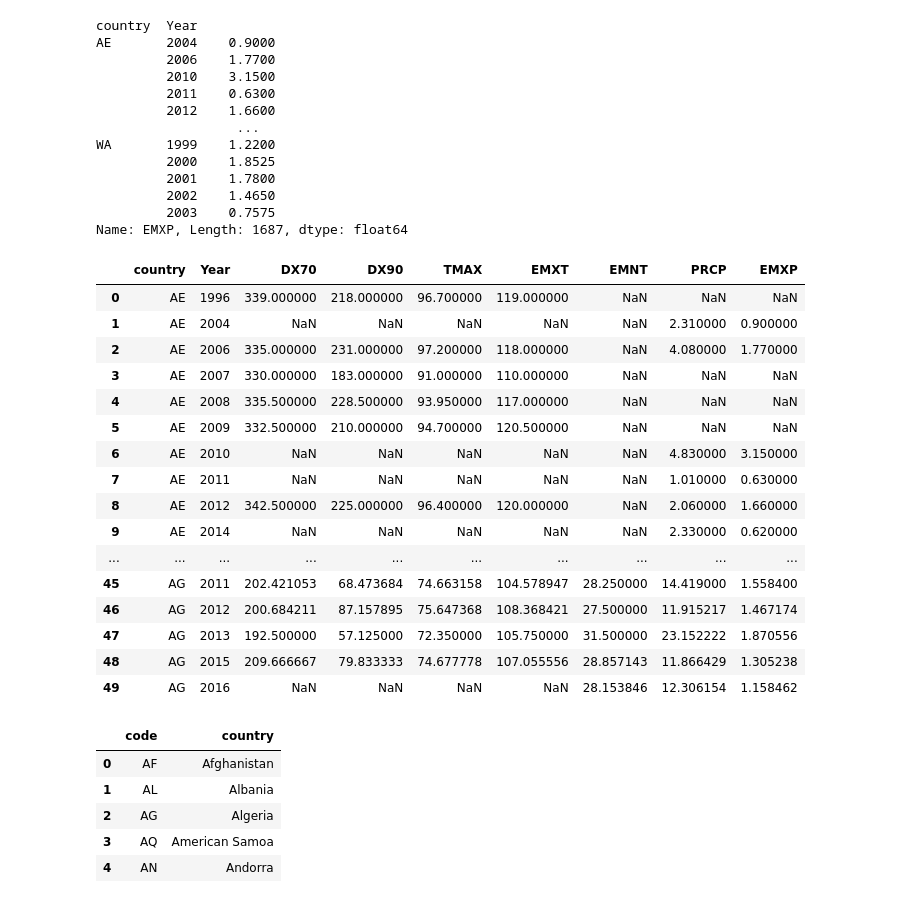
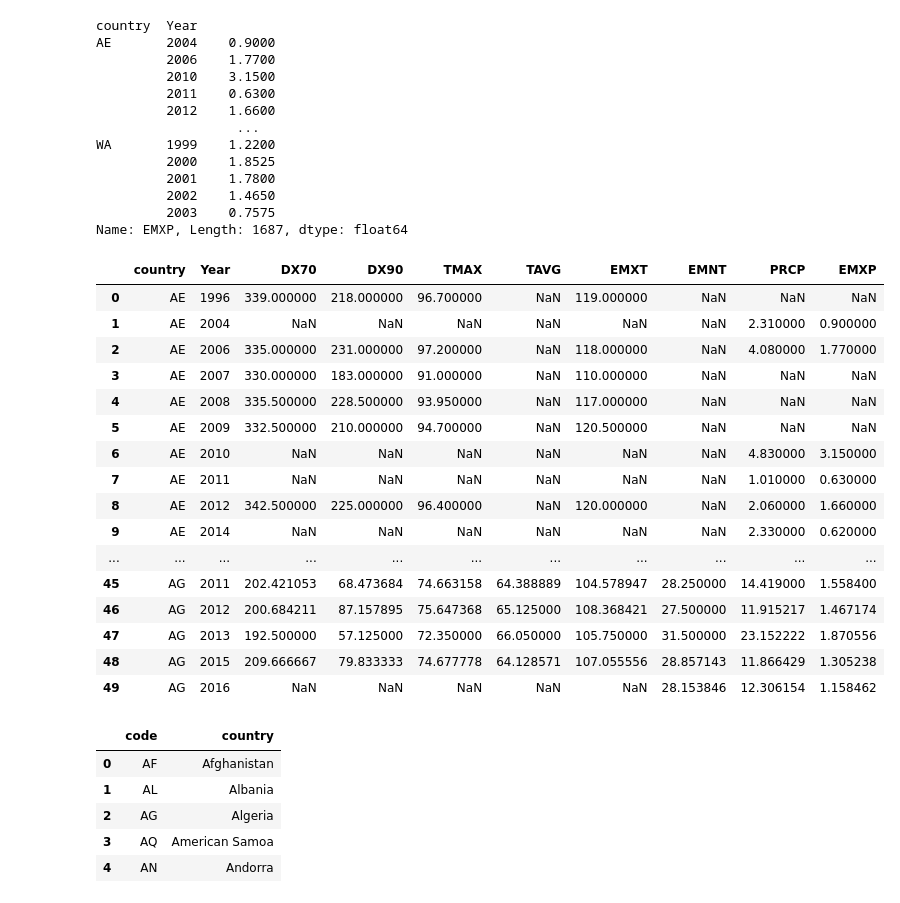
Before and after one commit to omomadcat/Viticulture, a Jupyter notebook: weather_stats.ipynb, the cells around one changed output. Drawn from its saved outputs; the diff is of its cells as text; code cells hidden in the pictures.

```diff
--- a/weather_stats.ipynb
+++ b/weather_stats.ipynb
@@ -99,3 +101,9 @@ AE       1996    96.70
          2008    93.95
          2009    94.70
 Name: TMAX, dtype: float64
+# %%
+# Get the TMAX data
+
+tavg_df = weather_all_stations_df[(weather_all_stations_df['TAVG'].notna())]
+tavg_average = tavg_df.groupby(['country', 'Year'])['TAVG'].mean()
+tavg_average.head()
@@ -182,35 +198,36 @@ Name: EMXP, Length: 1687, dtype: float64
 # %%
 # Combine all EMXT, EMNT, PRCP etc. into a single dataframe
 
 weather_country_overall_df = pd.DataFrame({
     "DX70": dx70_average,
     "DX90": dx90_average,
     "TMAX": tmax_average,
+    "TAVG": tavg_average,
     "EMXT": emxt_average,
     "EMNT": emnt_average,
     "PRCP": prcp_average,
     "EMXP": emxp_average,
 }).reset_index()
 
 weather_country_overall_df.head(50)
 # %% [output]
-|  | country | Year | DX70 | DX90 | TMAX | EMXT | EMNT | PRCP | EMXP |
-| 0 | AE | 1996 | 339.000000 | 218.000000 | 96.700000 | 119.000000 | NaN | NaN | NaN |
-| 1 | AE | 2004 | NaN | NaN | NaN | NaN | NaN | 2.310000 | 0.900000 |
-| 2 | AE | 2006 | 335.000000 | 231.000000 | 97.200000 | 118.000000 | NaN | 4.080000 | 1.770000 |
-| 3 | AE | 2007 | 330.000000 | 183.000000 | 91.000000 | 110.000000 | NaN | NaN | NaN |
-| 4 | AE | 2008 | 335.500000 | 228.500000 | 93.950000 | 117.000000 | NaN | NaN | NaN |
-| 5 | AE | 2009 | 332.500000 | 210.000000 | 94.700000 | 120.500000 | NaN | NaN | NaN |
-| 6 | AE | 2010 | NaN | NaN | NaN | NaN | NaN | 4.830000 | 3.150000 |
-| 7 | AE | 2011 | NaN | NaN | NaN | NaN | NaN | 1.010000 | 0.630000 |
-| 8 | AE | 2012 | 342.500000 | 225.000000 | 96.400000 | 120.000000 | NaN | 2.060000 | 1.660000 |
-| 9 | AE | 2014 | NaN | NaN | NaN | NaN | NaN | 2.330000 | 0.620000 |
-| ... | ... | ... | ... | ... | ... | ... | ... | ... | ... |
-| 45 | AG | 2011 | 202.421053 | 68.473684 | 74.663158 | 104.578947 | 28.250000 | 14.419000 | 1.558400 |
-| 46 | AG | 2012 | 200.684211 | 87.157895 | 75.647368 | 108.368421 | 27.500000 | 11.915217 | 1.467174 |
-| 47 | AG | 2013 | 192.500000 | 57.125000 | 72.350000 | 105.750000 | 31.500000 | 23.152222 | 1.870556 |
-| 48 | AG | 2015 | 209.666667 | 79.833333 | 74.677778 | 107.055556 | 28.857143 | 11.866429 | 1.305238 |
-| 49 | AG | 2016 | NaN | NaN | NaN | NaN | 28.153846 | 12.306154 | 1.158462 |
+|  | country | Year | DX70 | DX90 | TMAX | TAVG | EMXT | EMNT | PRCP | EMXP |
+| 0 | AE | 1996 | 339.000000 | 218.000000 | 96.700000 | NaN | 119.000000 | NaN | NaN | NaN |
+| 1 | AE | 2004 | NaN | NaN | NaN | NaN | NaN | NaN | 2.310000 | 0.900000 |
+| 2 | AE | 2006 | 335.000000 | 231.000000 | 97.200000 | NaN | 118.000000 | NaN | 4.080000 | 1.770000 |
+| 3 | AE | 2007 | 330.000000 | 183.000000 | 91.000000 | NaN | 110.000000 | NaN | NaN | NaN |
+| 4 | AE | 2008 | 335.500000 | 228.500000 | 93.950000 | NaN | 117.000000 | NaN | NaN | NaN |
+| 5 | AE | 2009 | 332.500000 | 210.000000 | 94.700000 | NaN | 120.500000 | NaN | NaN | NaN |
+| 6 | AE | 2010 | NaN | NaN | NaN | NaN | NaN | NaN | 4.830000 | 3.150000 |
+| 7 | AE | 2011 | NaN | NaN | NaN | NaN | NaN | NaN | 1.010000 | 0.630000 |
+| 8 | AE | 2012 | 342.500000 | 225.000000 | 96.400000 | NaN | 120.000000 | NaN | 2.060000 | 1.660000 |
+| 9 | AE | 2014 | NaN | NaN | NaN | NaN | NaN | NaN | 2.330000 | 0.620000 |
+| ... | ... | ... | ... | ... | ... | ... | ... | ... | ... | ... |
+| 45 | AG | 2011 | 202.421053 | 68.473684 | 74.663158 | 64.388889 | 104.578947 | 28.250000 | 14.419000 | 1.558400 |
+| 46 | AG | 2012 | 200.684211 | 87.157895 | 75.647368 | 65.125000 | 108.368421 | 27.500000 | 11.915217 | 1.467174 |
+| 47 | AG | 2013 | 192.500000 | 57.125000 | 72.350000 | 66.050000 | 105.750000 | 31.500000 | 23.152222 | 1.870556 |
+| 48 | AG | 2015 | 209.666667 | 79.833333 | 74.677778 | 64.128571 | 107.055556 | 28.857143 | 11.866429 | 1.305238 |
+| 49 | AG | 2016 | NaN | NaN | NaN | NaN | NaN | 28.153846 | 12.306154 | 1.158462 |
 # %%
 # Get the country codes according to FIPS-10 standard
 # This is the cleaned CSV with Country names that match with Wine data
```
Also changed, not shown: parts of 5 cells of this notebook.
